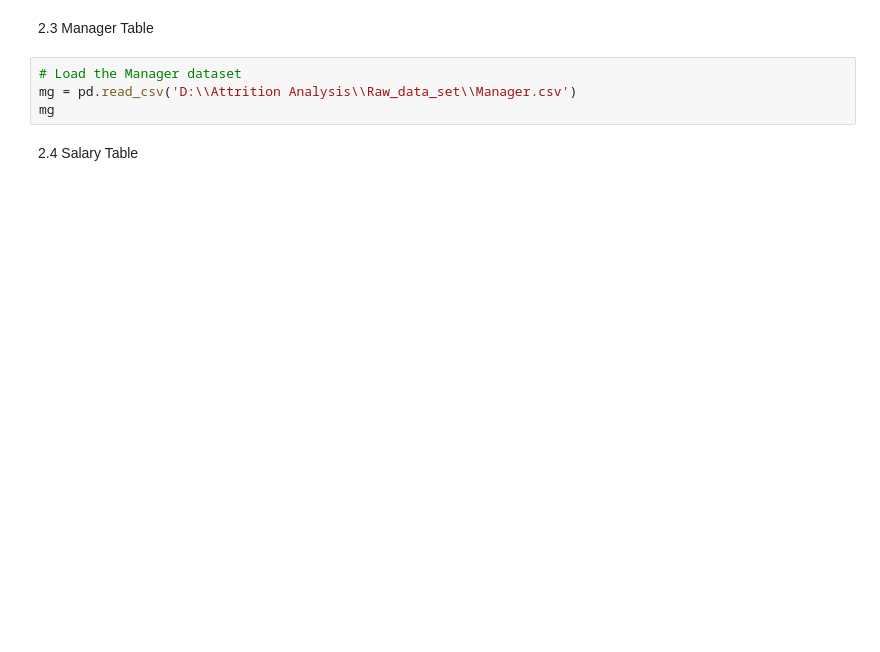
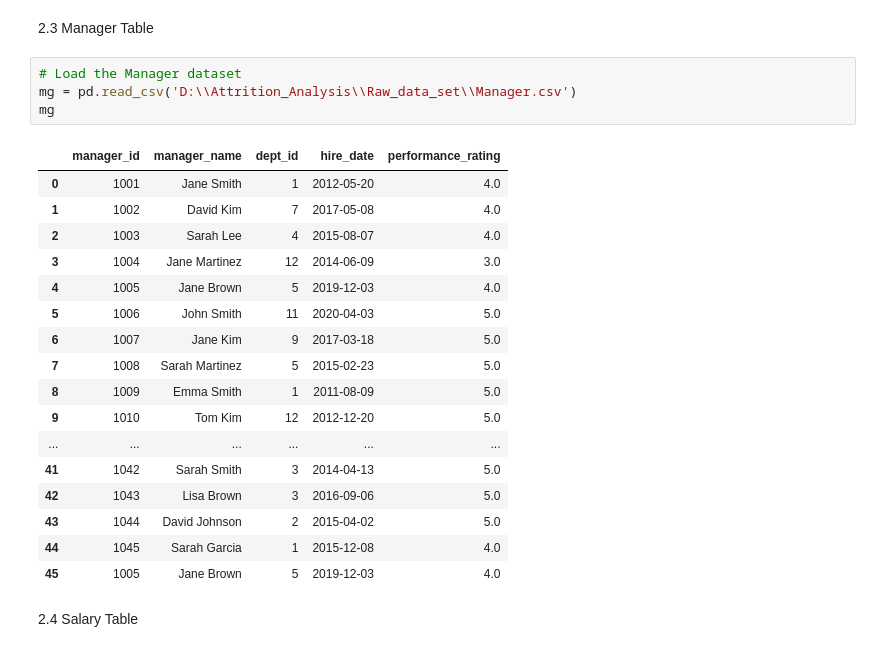
Before and after one commit to AmanSanadi/Attrition_Analysis, a Jupyter notebook: main.ipynb, the cells around one changed output. Drawn from its saved outputs; the diff is of its cells as text; blank space fills up the shorter version.

```diff
--- a/main.ipynb
+++ b/main.ipynb
@@ -50,8 +78,26 @@ dt
 2.3 Manager Table
 # %%
 # Load the Manager dataset
-mg = pd.read_csv('D:\\Attrition Analysis\\Raw_data_set\\Manager.csv')
+mg = pd.read_csv('D:\\Attrition_Analysis\\Raw_data_set\\Manager.csv')
 mg
+# %% [output]
+|  | manager_id | manager_name | dept_id | hire_date | performance_rating |
+| 0 | 1001 | Jane Smith | 1 | 2012-05-20 | 4.0 |
+| 1 | 1002 | David Kim | 7 | 2017-05-08 | 4.0 |
+| 2 | 1003 | Sarah Lee | 4 | 2015-08-07 | 4.0 |
+| 3 | 1004 | Jane Martinez | 12 | 2014-06-09 | 3.0 |
+| 4 | 1005 | Jane Brown | 5 | 2019-12-03 | 4.0 |
+| 5 | 1006 | John Smith | 11 | 2020-04-03 | 5.0 |
+| 6 | 1007 | Jane Kim | 9 | 2017-03-18 | 5.0 |
+| 7 | 1008 | Sarah Martinez | 5 | 2015-02-23 | 5.0 |
+| 8 | 1009 | Emma Smith | 1 | 2011-08-09 | 5.0 |
+| 9 | 1010 | Tom Kim | 12 | 2012-12-20 | 5.0 |
+| ... | ... | ... | ... | ... | ... |
+| 41 | 1042 | Sarah Smith | 3 | 2014-04-13 | 5.0 |
+| 42 | 1043 | Lisa Brown | 3 | 2016-09-06 | 5.0 |
+| 43 | 1044 | David Johnson | 2 | 2015-04-02 | 5.0 |
+| 44 | 1045 | Sarah Garcia | 1 | 2015-12-08 | 4.0 |
+| 45 | 1005 | Jane Brown | 5 | 2019-12-03 | 4.0 |
 # %% [markdown]
  2.4 Salary Table
 # %%
```
Also changed, not shown: parts of 114 cells of this notebook, 5 other files.
